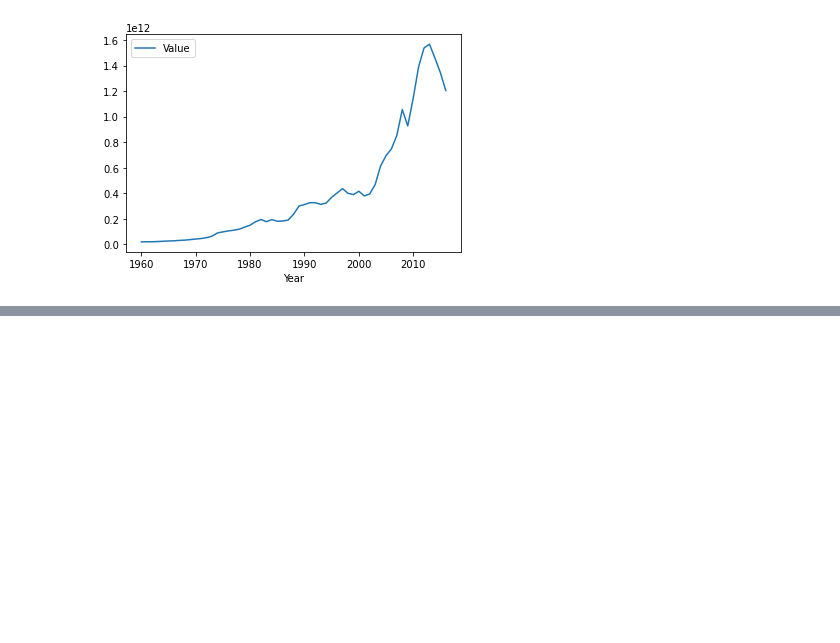
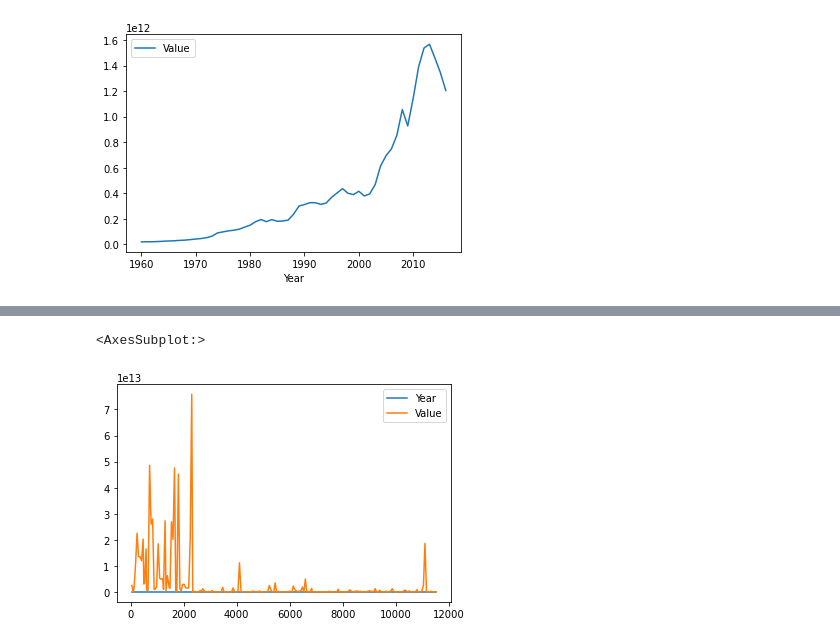
Before and after one commit to n-y-kim/BoostCourse-DataScience, a Jupyter notebook: file-path/oecd-data.ipynb, the cells around one changed output, grey strips where cells are left out. Cells and saved outputs as stored; diff of their text form; code cells hidden in the pictures; blank space fills up the shorter version.

```diff
--- a/file-path/oecd-data.ipynb
+++ b/file-path/oecd-data.ipynb
@@ -80,3 +80,11 @@ AUS.plot.line(x='Year')
 # %% [output]
 <AxesSubplot:xlabel='Year'>
 [figure]
+# %%
+is_2016 = df['Year'] == 2016
+
+# 조건를 충족하는 데이터를 필터링하여 새로운 변수에 저장합니다.
+year2016 = df[is_2016]
+
+# 결과를 출력합니다.
+year2016
@@ -82,0 +105,5 @@ AUS.plot.line(x='Year')
+# %%
+year2016.plot.line()
+# %% [output]
+<AxesSubplot:>
+[figure, added]
```
Also changed, not shown: parts of 6 cells of this notebook, 6 other files.
